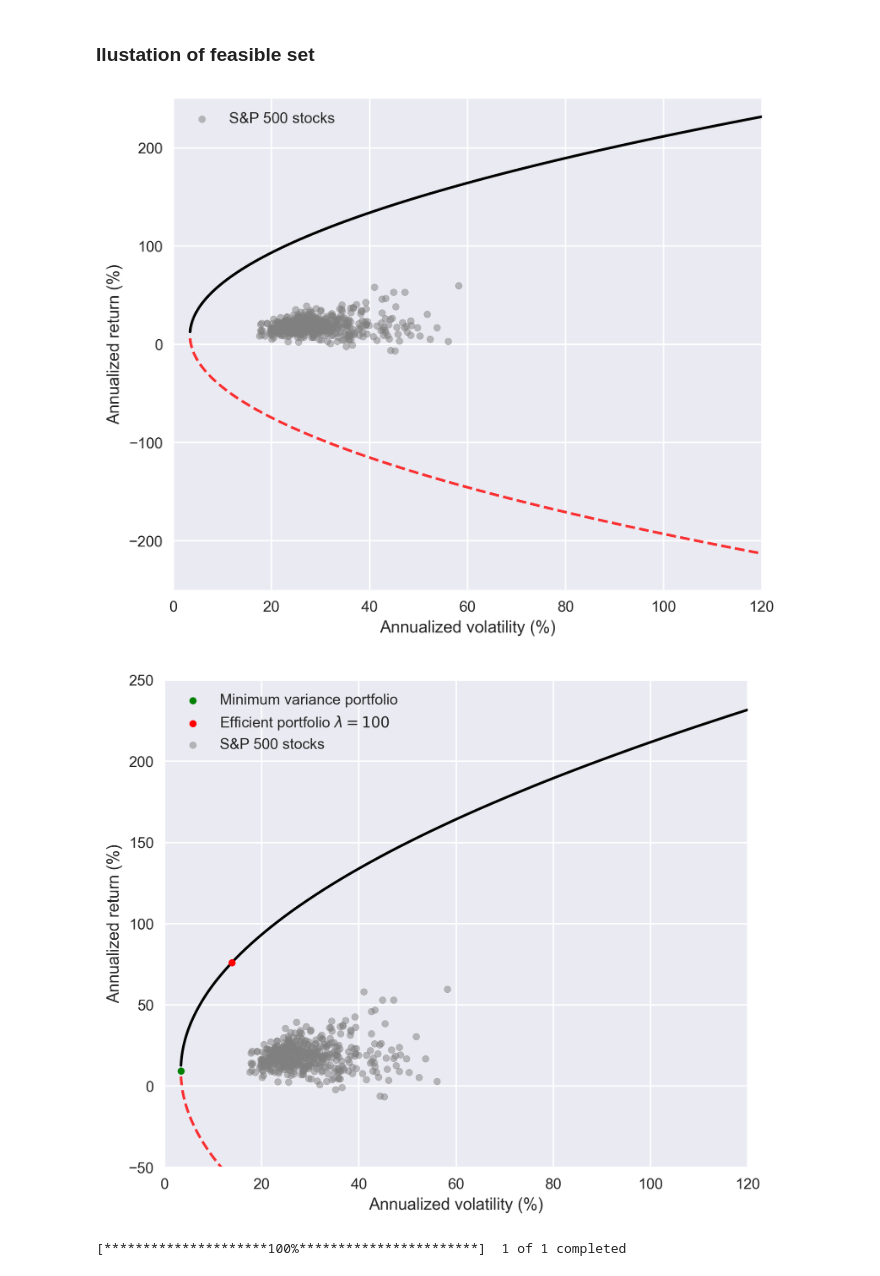
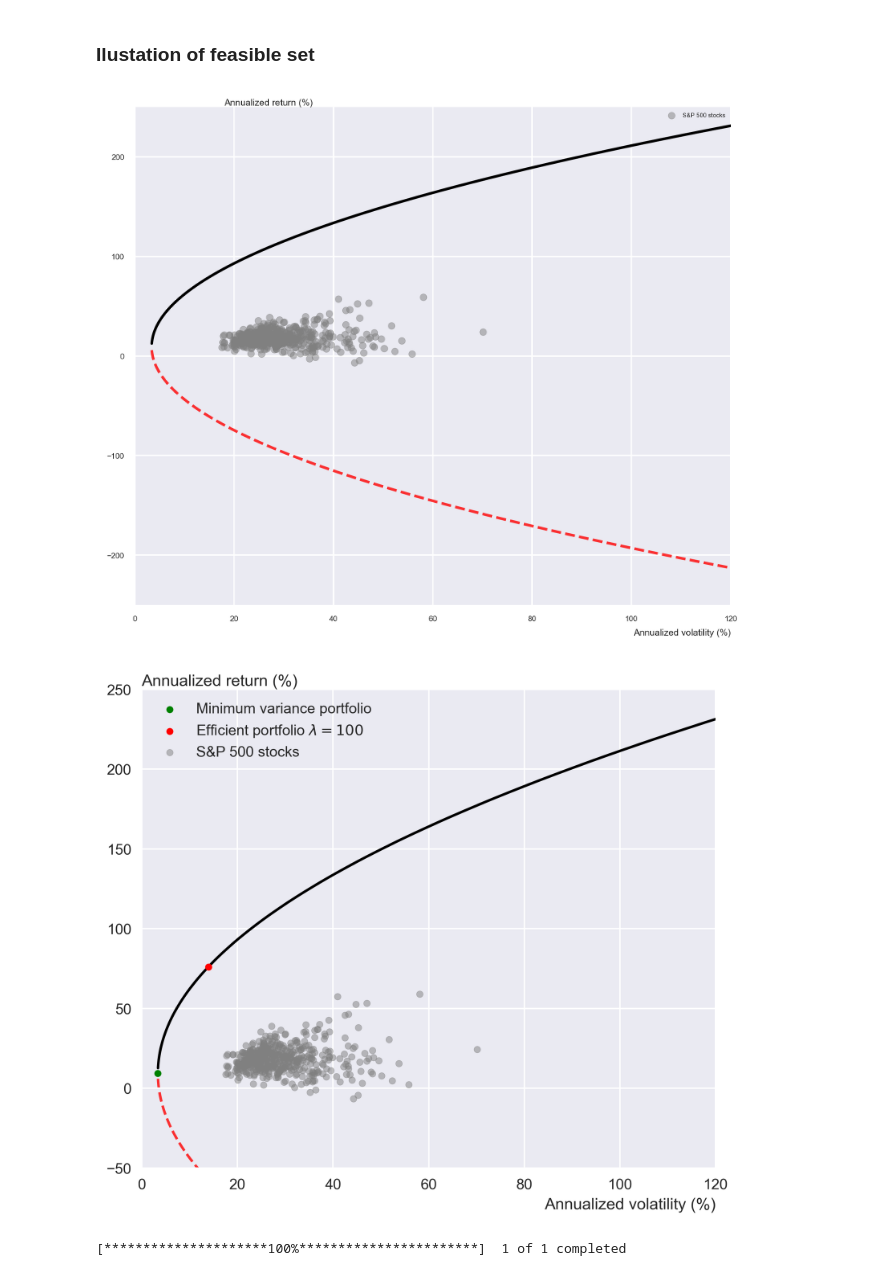
Before and after one commit to neriksen/thesis, a Jupyter notebook: efficient_frontier/efficient_frontier.ipynb, the cells around one changed output. Cells and saved outputs as stored; diff of their text form; code cells hidden in the pictures.

Commit message:
irf plot

```diff
--- a/efficient_frontier/efficient_frontier.ipynb
+++ b/efficient_frontier/efficient_frontier.ipynb
@@ -10,8 +10,16 @@ from numpy.linalg import multi_dot as mdot
 from numpy.linalg import inv
 import matplotlib.pyplot as plt
 from matplotlib import rc
-import quadprog
+import matplotlib
+#import quadprog
 import yfinance
+params = {'axes.labelsize': 6,
+          'axes.titlesize': 6,
+          'font.size': 4,
+          'legend.fontsize': 4,
+          'xtick.labelsize': 5,
+          'ytick.labelsize': 5}
+matplotlib.rcParams.update(params)
 # %% [markdown]
 ### Downloading historical data
 # %%
@@ -89,45 +97,47 @@ def port_std(weights):
 #frontier_std = [port_std(w) for w in frontier_weights]
 
 frontier_weights = [efficient_port(mu, l) for l in np.arange(30, 2000, .5)]
-frontier_mu = [dot(mu_tilde.T, w) for w in frontier_weights]
+frontier_mu = [dot(mu.T, w) for w in frontier_weights]
 frontier_std = [port_std(w) for w in frontier_weights]
 # %% [markdown]
 ### Lower part of efficient frontier
 # %%
 # Not defined when using lambda
 lower_frontier_weights = [efficient_port(mu, l) for l in np.arange(-2000, -20, .5)]
-lower_frontier_mu = [dot(mu_tilde.T, w) for w in lower_frontier_weights]
+lower_frontier_mu = [dot(mu.T, w) for w in lower_frontier_weights]
 lower_frontier_std = [port_std(w) for w in lower_frontier_weights]
 # %%
 plt.style.use('seaborn')
 # %% [markdown]
 ### Ilustation of feasible set
 # %%
+
+
 s = 20
 fig, ax = plt.subplots(1, 1, figsize=(7, 6), dpi=300)
 ax.scatter(std, mu, color="grey", label="S&P 500 stocks", s=s, alpha=.5)
 ax.plot(frontier_std, frontier_mu, zorder=1, color="black")
 ax.plot(lower_frontier_std, lower_frontier_mu, zorder=1, alpha = 0.8, color="red", linestyle="dashed")
-ax.set_xlabel("Annualized volatility (%)")
-ax.set_ylabel("Annualized return (%)")
+ax.set_xlabel("Annualized volatility (%)",loc='right')
+ax.set_ylabel("Annualized return (%)",loc='top', rotation = 0, labelpad = -135)
 ax.set_xlim(xmin=0)
 ax.set_xlim(xmax=120)
 ax.set_ylim(ymax=250)
 ax.set_ylim(ymin=-250)
 ax.legend()
 fig.savefig('feasible_set.png', bbox_inches="tight")
 # %% [output]
-[figure, old version]
+[figure, new version]
 # %%
 s = 20
 fig, ax = plt.subplots(1, 1, figsize=(7, 6), dpi=300)
-ax.scatter(port_std(v_t_mvp), dot(mu_tilde.T, v_t_mvp), color= "green", s=s, zorder=2, label="Minimum variance portfolio")
-ax.scatter(port_std(v_t_eff), dot(mu_tilde.T, v_t_eff), color="red", s=s, zorder=2, label="Efficient portfolio $\lambda = 100$")
+ax.scatter(port_std(v_t_mvp), dot(mu.T, v_t_mvp), color= "green", s=s, zorder=2, label="Minimum variance portfolio")
+ax.scatter(port_std(v_t_eff), dot(mu.T, v_t_eff), color="red", s=s, zorder=2, label="Efficient portfolio $\lambda = 100$")
 ax.scatter(std, mu, color="grey", label="S&P 500 stocks", s=s, alpha=.5)
 ax.plot(frontier_std, frontier_mu, zorder=1, color="black")
 ax.plot(lower_frontier_std, lower_frontier_mu, zorder=0, alpha = 0.8, color="red", linestyle="dashed")
-ax.set_xlabel("Annualized volatility (%)")
-ax.set_ylabel("Annualized return (%)")
+ax.set_xlabel("Annualized volatility (%)",loc='right')
+ax.set_ylabel("Annualized return (%)",loc='top', rotation = 0, labelpad = -130)
 ax.set_xlim(xmin=0)
 ax.set_xlim(xmax=120)
 ax.set_ylim(ymax=250)
@@ -135,7 +145,7 @@ ax.set_ylim(ymin=-50)
 ax.legend()
 fig.savefig('theory_std_mu.png', bbox_inches="tight")
 # %% [output]
-[figure, old version]
+[figure, new version]
 # %%
 eff_perf = (returns.multiply(v_t_eff, axis=1).sum(axis=1)/100+1).cumprod()
 eff_mvp = (returns.multiply(v_t_mvp, axis=1).sum(axis=1)/100+1).cumprod()
```
Also changed, not shown: parts of 1 cell of this notebook, 5 other files.
